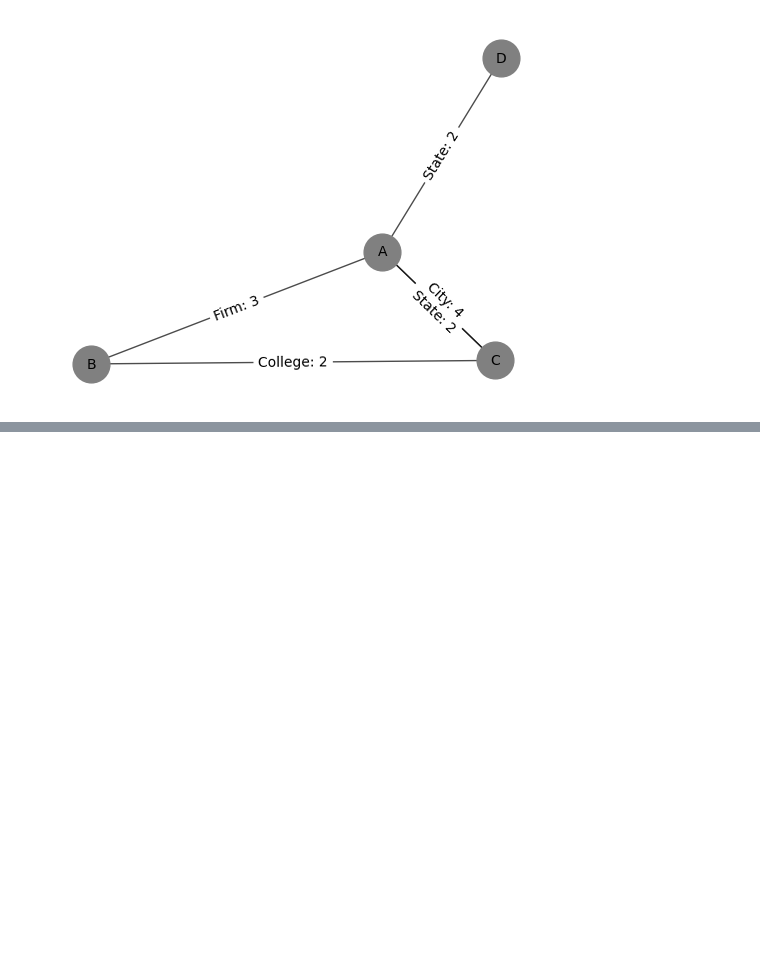
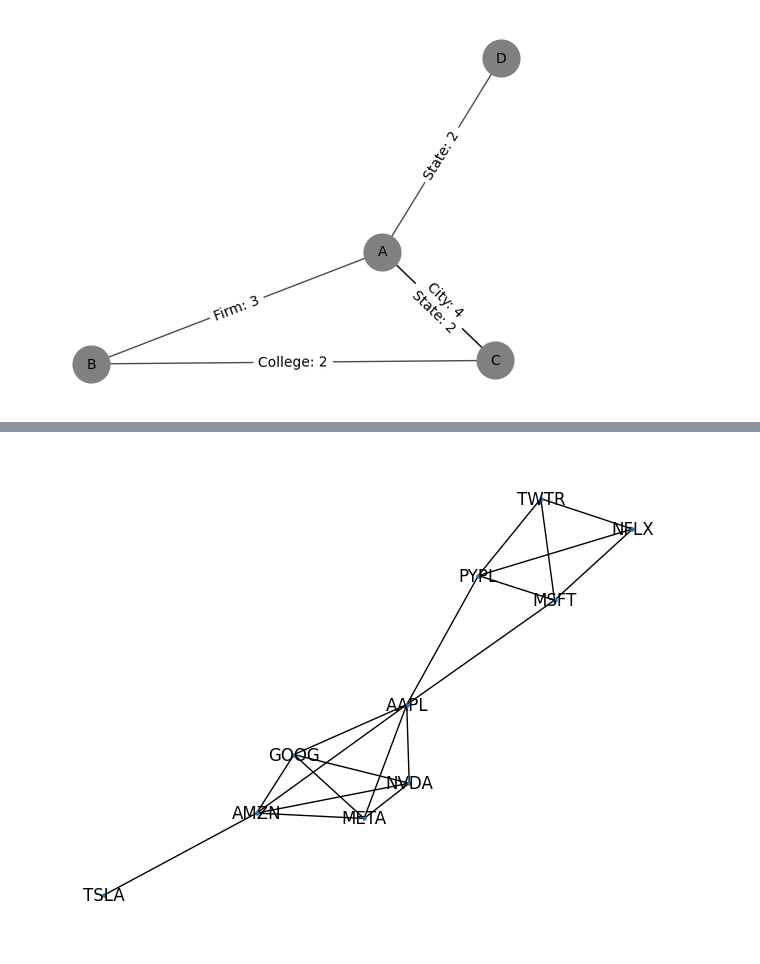
Before and after one commit to datxander/Process-mining, a Jupyter notebook: NetworkX_101.ipynb, the cells around one changed output, grey strips where cells are left out. Cells and saved outputs as stored; diff of their text form; code cells hidden in the pictures; blank space fills up the shorter version.

```diff
--- a/NetworkX_101.ipynb
+++ b/NetworkX_101.ipynb
@@ -170,0 +242,8 @@ plt.show()
+# %%
+# The R-partite graph will show the stocks connected by common advisors
+
+P = bipartite.projected_graph(B,bipartite.sets(B)[1])
+nx.draw(P, with_labels = True, node_size = 5)
+plt.show()
+# %% [output]
+[figure, added]
```
Also changed, not shown: parts of 25 cells of this notebook.
